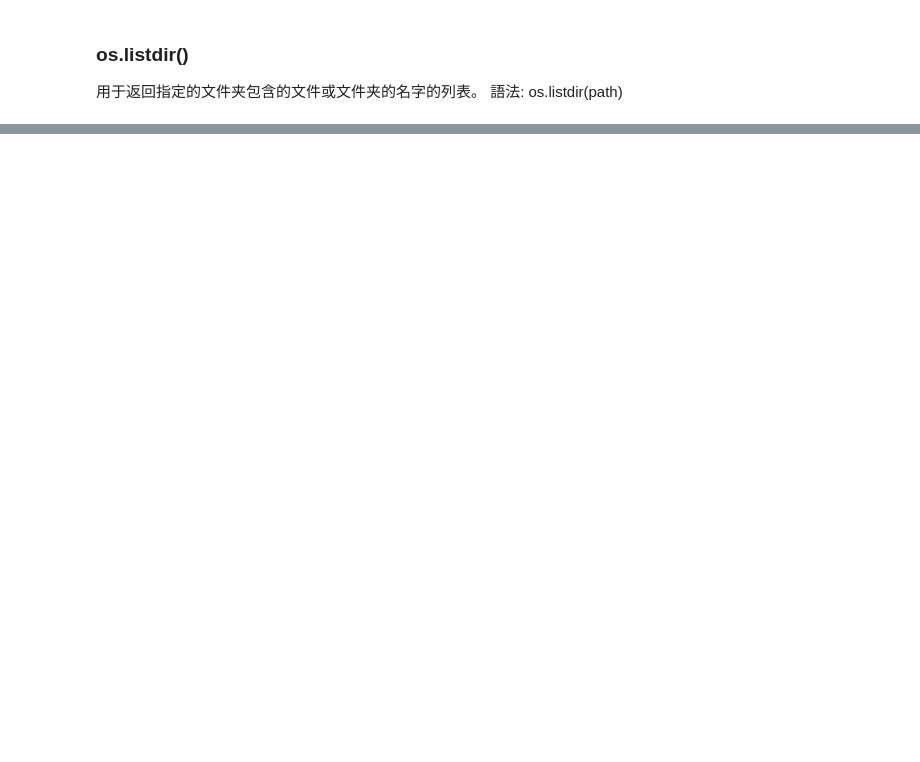
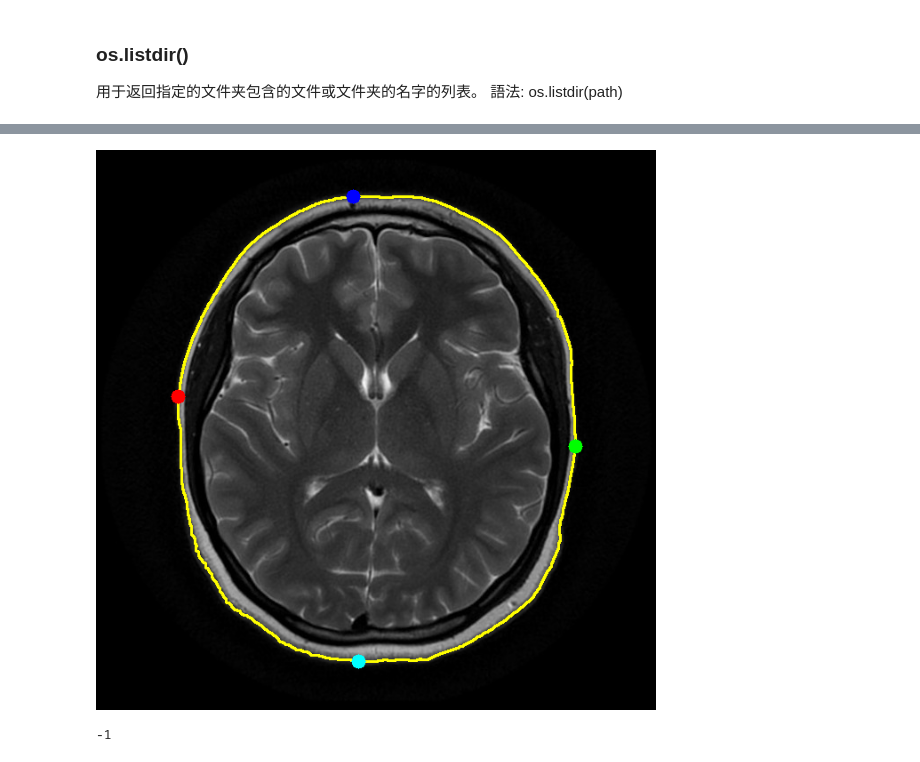
Before and after one commit to chrisluo5311/Team_Image_Recognition, a Jupyter notebook: Test_Only_File/Python_Test.ipynb, the cells around one changed output, grey strips where cells are left out. Saved outputs shown, nothing was run; the diff lists cells and outputs as text; code cells hidden in the pictures; blank space fills up the shorter version.

```diff
--- a/Test_Only_File/Python_Test.ipynb
+++ b/Test_Only_File/Python_Test.ipynb
@@ -35,0 +63,41 @@ from keras.callbacks import EarlyStopping
+# %%
+# import the necessary packages
+import imutils
+import cv2
+# load the image, convert it to grayscale, and blur it slightly
+image = cv2.imread("1 no.jpeg")
+gray = cv2.cvtColor(image, cv2.COLOR_BGR2GRAY)
+gray = cv2.GaussianBlur(gray, (5, 5), 0)
+# threshold: 二值化黑白影像
+# erode: 移除影像中的小白雜點,雜訊
+# dilate: 將剛剛erode的影像膨脹回來。
+thresh = cv2.threshold(gray, 45, 255, cv2.THRESH_BINARY)[1]
+thresh = cv2.erode(thresh, None, iterations=2)
+thresh = cv2.dilate(thresh, None, iterations=2)
+# find contours in thresholded image, then grab the largest
+# one
+cnts = cv2.findContours(thresh.copy(), cv2.RETR_EXTERNAL,
+	cv2.CHAIN_APPROX_SIMPLE)
+cnts = imutils.grab_contours(cnts)
+c = max(cnts, key=cv2.contourArea)
+# %%
+# determine the most extreme points along the contour
+extLeft = tuple(c[c[:, :, 0].argmin()][0])
+extRight = tuple(c[c[:, :, 0].argmax()][0])
+extTop = tuple(c[c[:, :, 1].argmin()][0])
+extBot = tuple(c[c[:, :, 1].argmax()][0])
+# %%
+# draw the outline of the object, then draw each of the
+# extreme points, where the left-most is red, right-most
+# is green, top-most is blue, and bottom-most is teal
+cv2.drawContours(image, [c], -1, (0, 255, 255), 2)
+cv2.circle(image, extLeft, 8, (0, 0, 255), -1)
+cv2.circle(image, extRight, 8, (0, 255, 0), -1)
+cv2.circle(image, extTop, 8, (255, 0, 0), -1)
+cv2.circle(image, extBot, 8, (255, 255, 0), -1)
+# show the output image
+cv2_imshow(image)
+cv2.waitKey(0)
+# %% [output]
+[figure, added]
+-1
```
Also changed, not shown: parts of 8 cells of this notebook.
